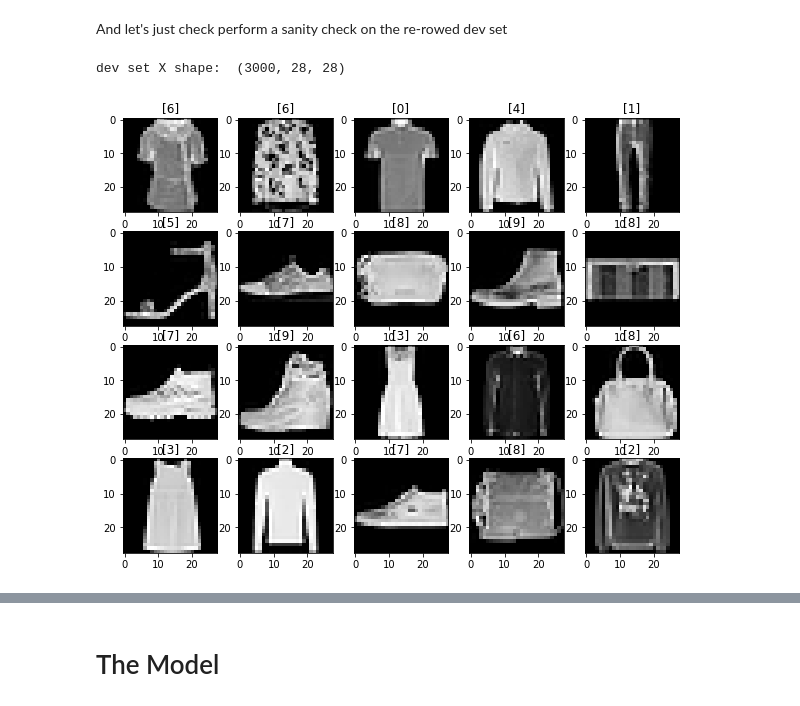
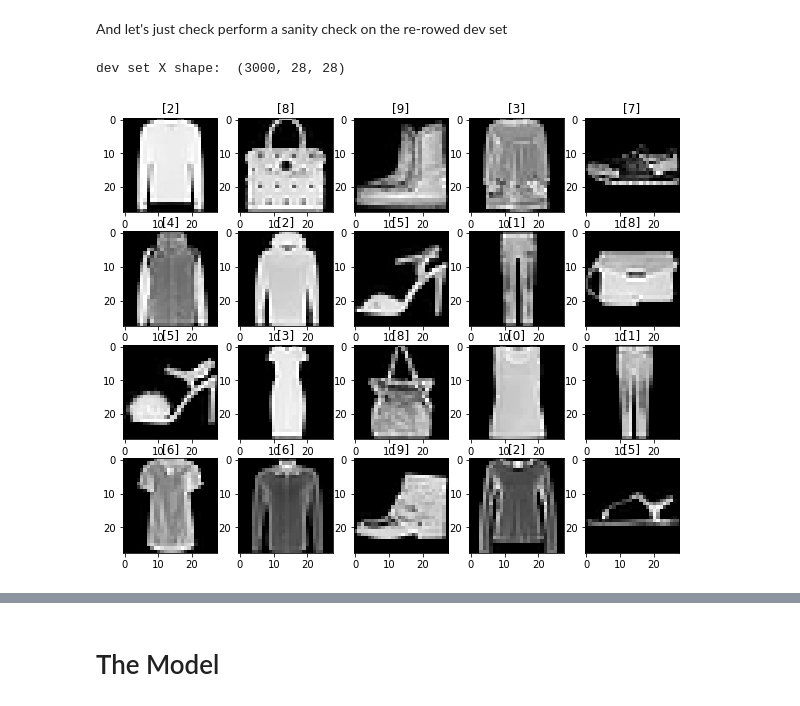
Before and after one commit to nicksexton/handwritten_digit_recognition, a Jupyter notebook: part 4 - fun with convolutional networks.ipynb, the cells around one changed output, grey strips where cells are left out. Cells and saved outputs as stored; diff of their text form; code cells hidden in the pictures.

Commit message:
got the preprocessing working

```diff
--- a/part 4 - fun with convolutional networks.ipynb
+++ b/part 4 - fun with convolutional networks.ipynb
@@ -92,26 +92,26 @@ d_y_test_trans = d_y_test.T
 Now lets carve up the training and and dev sets. With 60,000 examples, we probably don't need to devote 10% of this to a dev set, so let's set the dev set at just 5% of the training set so that we have a bit more training data.
 # %%
 tic=time.time()
-f_train_set_X, f_train_set_Y, f_dev_set_X, f_dev_set_Y = preprocess.get_train_dev_sets (f_x_train_trans,
+f_train_set_X, f_train_set_Y, f_dev_set_X, f_dev_set_Y = get_train_dev_sets (f_x_train_trans,
                                              f_y_train_trans,
                                              train_set_proportion = 0.95)
-d_train_set_X, d_train_set_Y, d_dev_set_X, d_dev_set_Y = preprocess.get_train_dev_sets (d_x_train_trans,
-                                                                     d_y_train_trans,
-                                                                     train_set_proportion = 0.95)
+d_train_set_X, d_train_set_Y, d_dev_set_X, d_dev_set_Y = get_train_dev_sets (d_x_train_trans,
+                                                           d_y_train_trans,
+                                                           train_set_proportion = 0.95)
 
 #train_set_X = train_set_X.T
 #train_set_Y = train_set_Y.T
 #dev_set_X = dev_set_X.T
 #dev_set_Y = dev_set_Y.T
 
-print ("f_train_set_X.shape: ", train_set_X.shape)
-print ("d_train_set_X.shape: ", train_set_X.shape)
-print ("f_train_set_Y.shape: ", train_set_Y.shape)
-print ("d_train_set_Y.shape: ", train_set_Y.shape)
-print ("f_dev_set_X.shape:", dev_set_X.shape)
-print ("d_dev_set_X.shape:", dev_set_X.shape)
-print ("f_dev_set_Y.shape:", dev_set_Y.shape)
-print ("d_dev_set_Y.shape:", dev_set_Y.shape)
+print ("f_train_set_X.shape: ", f_train_set_X.shape)
+print ("d_train_set_X.shape: ", d_train_set_X.shape)
+print ("f_train_set_Y.shape: ", f_train_set_Y.shape)
+print ("d_train_set_Y.shape: ", d_train_set_Y.shape)
+print ("f_dev_set_X.shape:", f_dev_set_X.shape)
+print ("d_dev_set_X.shape:", d_dev_set_X.shape)
+print ("f_dev_set_Y.shape:", f_dev_set_Y.shape)
+print ("d_dev_set_Y.shape:", d_dev_set_Y.shape)
 timer = time.time() - tic
 print ("execution time: %f s" % timer)
 # %% [output]
@@ -119,21 +129,21 @@ NameError: name 'np' is not defined
 # %% [markdown]
 And let's just check perform a sanity check on the re-rowed dev set
 # %%
-dev_set_X_2d = dev_set_X.T.reshape(dev_set_X.shape[1], 28, 28)
-print ("dev set X shape: ", dev_set_X_2d.shape)
+f_dev_set_X_2d = f_dev_set_X.T.reshape(f_dev_set_X.shape[1], 28, 28)
+print ("dev set X shape: ", f_dev_set_X_2d.shape)
 
 display_examples_n = 20
 rows = 4
 cols = 5
 fig, axarr = plt.subplots(rows, cols)
 
 for r in range (0, rows):
     for c in range (0, cols):
-        axarr[r][c].title.set_text(str(dev_set_Y.T[(r*cols)+c]))
-        axarr[r][c].imshow(dev_set_X_2d[(r*cols)+c])
+        axarr[r][c].title.set_text(str(f_dev_set_Y.T[(r*cols)+c]))
+        axarr[r][c].imshow(f_dev_set_X_2d[(r*cols)+c])
 # %% [output]
 dev set X shape:  (3000, 28, 28)
-[figure, old version]
+[figure, new version]
 # %%
 # Check the size of each class in the training set, should be equal numbers
 np.unique (train_set_Y, return_counts = True)
```
Also changed, not shown: parts of 12 cells of this notebook.
